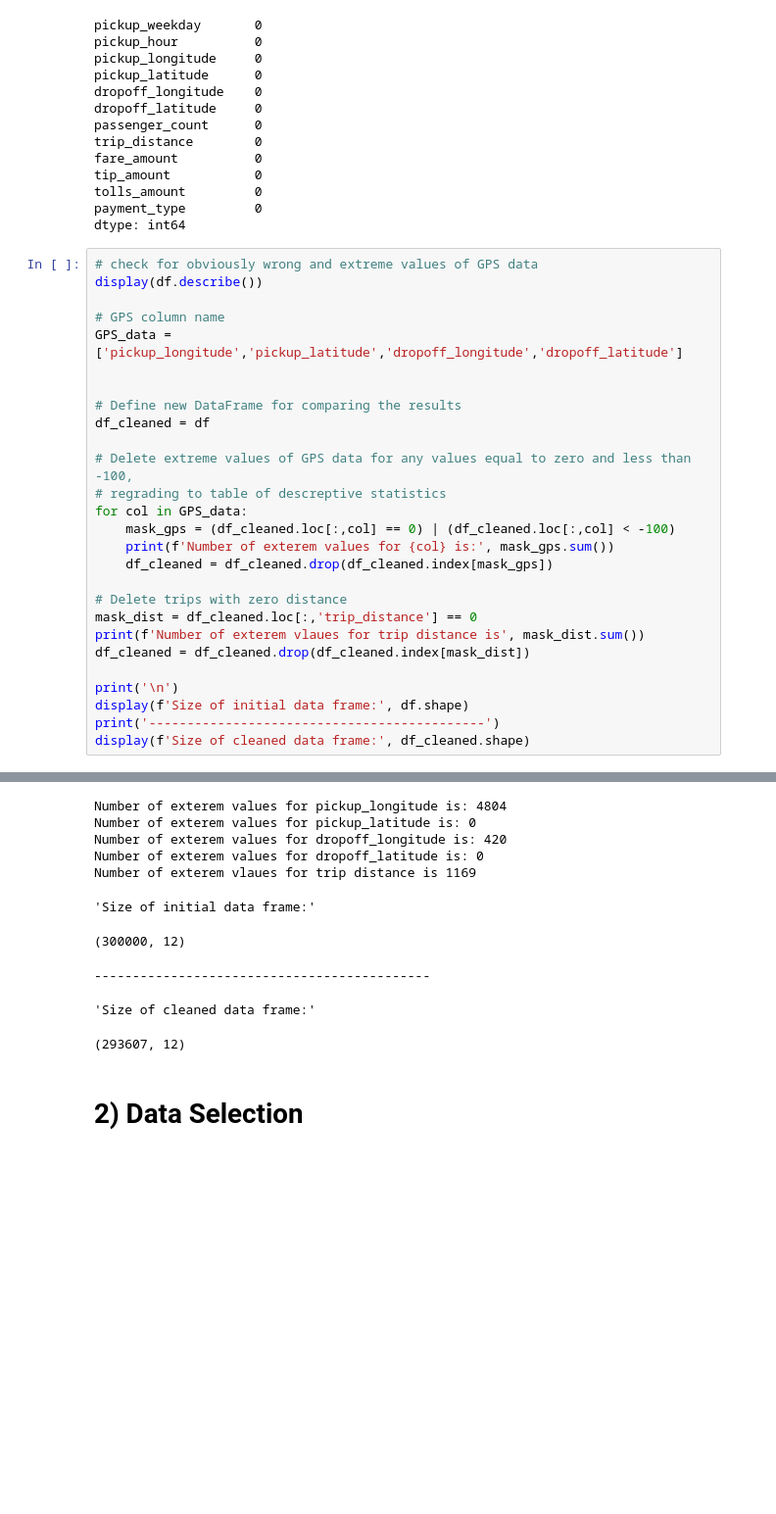
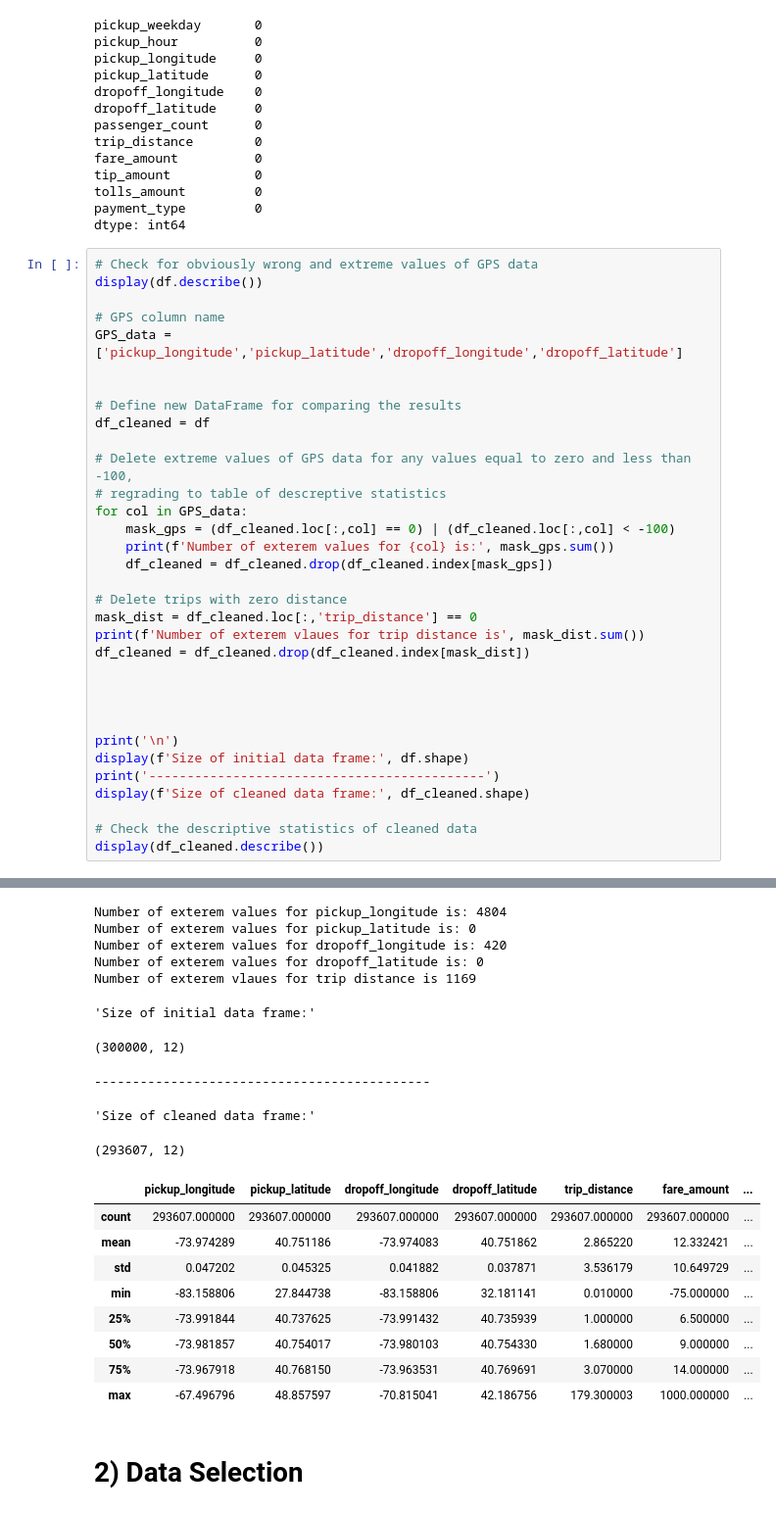
Before and after one commit to itsalwaysamir/dataanalysis-taxidata-nyjfk, a Jupyter notebook: analysis-of-taxi-data.ipynb, the cells around one changed output, grey strips where cells are left out. Shown: that part at 98% size. Cells and saved outputs as stored; diff of their text form; blank space fills up the shorter version.

```diff
--- a/analysis-of-taxi-data.ipynb
+++ b/analysis-of-taxi-data.ipynb
@@ -175,7 +179,7 @@ tolls_amount         0
 payment_type         0
 dtype: int64
 # %%
-# check for obviously wrong and extreme values of GPS data
+# Check for obviously wrong and extreme values of GPS data
 display(df.describe())
 
 # GPS column name
@@ -194,32 +198,47 @@ for col in GPS_data:
 
 # Delete trips with zero distance
 mask_dist = df_cleaned.loc[:,'trip_distance'] == 0
 print(f'Number of exterem vlaues for trip distance is', mask_dist.sum())
 df_cleaned = df_cleaned.drop(df_cleaned.index[mask_dist])
 
+
+
+
 print('\n')
 display(f'Size of initial data frame:', df.shape)
 print('--------------------------------------------')
 display(f'Size of cleaned data frame:', df_cleaned.shape)
+
+# Check the descriptive statistics of cleaned data
+display(df_cleaned.describe())
 # %% [output]
 |  | pickup_longitude | pickup_latitude | dropoff_longitude | dropoff_latitude | trip_distance | fare_amount | ... |
 | count | 300000.000000 | 300000.000000 | 300000.000000 | 300000.000000 | 300000.000000 | 300000.000000 | ... |
 | mean | -72.790047 | 40.098637 | -72.857468 | 40.136742 | 2.847915 | 12.382164 | ... |
 | std | 9.285509 | 5.115375 | 9.019335 | 4.968787 | 3.532295 | 11.528932 | ... |
 | min | -130.829086 | 0.000000 | -83.158806 | 0.000000 | 0.000000 | -75.000000 | ... |
 | 25% | -73.991676 | 40.736401 | -73.991287 | 40.734573 | 1.000000 | 6.500000 | ... |
 | 50% | -73.981552 | 40.753294 | -73.979713 | 40.753658 | 1.660000 | 9.000000 | ... |
 | 75% | -73.966751 | 40.767811 | -73.962318 | 40.769326 | 3.040000 | 14.000000 | ... |
 | max | 0.000000 | 48.857597 | 0.000000 | 42.186756 | 179.300003 | 2020.000000 | ... |
 Number of exterem values for pickup_longitude is: 4804
 Number of exterem values for pickup_latitude is: 0
 Number of exterem values for dropoff_longitude is: 420
 Number of exterem values for dropoff_latitude is: 0
 Number of exterem vlaues for trip distance is 1169
 'Size of initial data frame:'
 (300000, 12)
 --------------------------------------------
 'Size of cleaned data frame:'
 (293607, 12)
+|  | pickup_longitude | pickup_latitude | dropoff_longitude | dropoff_latitude | trip_distance | fare_amount | ... |
+| count | 293607.000000 | 293607.000000 | 293607.000000 | 293607.000000 | 293607.000000 | 293607.000000 | ... |
+| mean | -73.974289 | 40.751186 | -73.974083 | 40.751862 | 2.865220 | 12.332421 | ... |
+| std | 0.047202 | 0.045325 | 0.041882 | 0.037871 | 3.536179 | 10.649729 | ... |
+| min | -83.158806 | 27.844738 | -83.158806 | 32.181141 | 0.010000 | -75.000000 | ... |
+| 25% | -73.991844 | 40.737625 | -73.991432 | 40.735939 | 1.000000 | 6.500000 | ... |
+| 50% | -73.981857 | 40.754017 | -73.980103 | 40.754330 | 1.680000 | 9.000000 | ... |
+| 75% | -73.967918 | 40.768150 | -73.963531 | 40.769691 | 3.070000 | 14.000000 | ... |
+| max | -67.496796 | 48.857597 | -70.815041 | 42.186756 | 179.300003 | 1000.000000 | ... |
 # %% [markdown]
 # **2) Data Selection**
```
Also changed, not shown: parts of 27 cells of this notebook.
